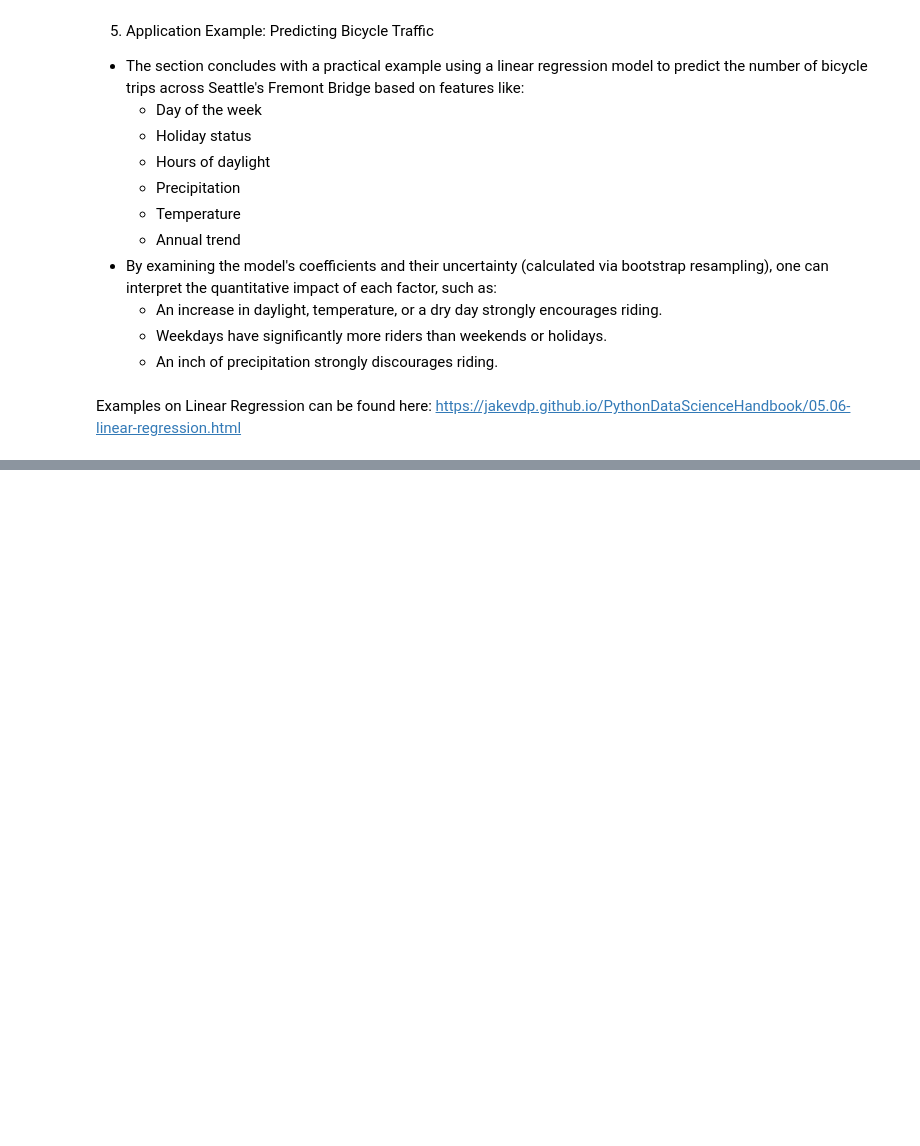
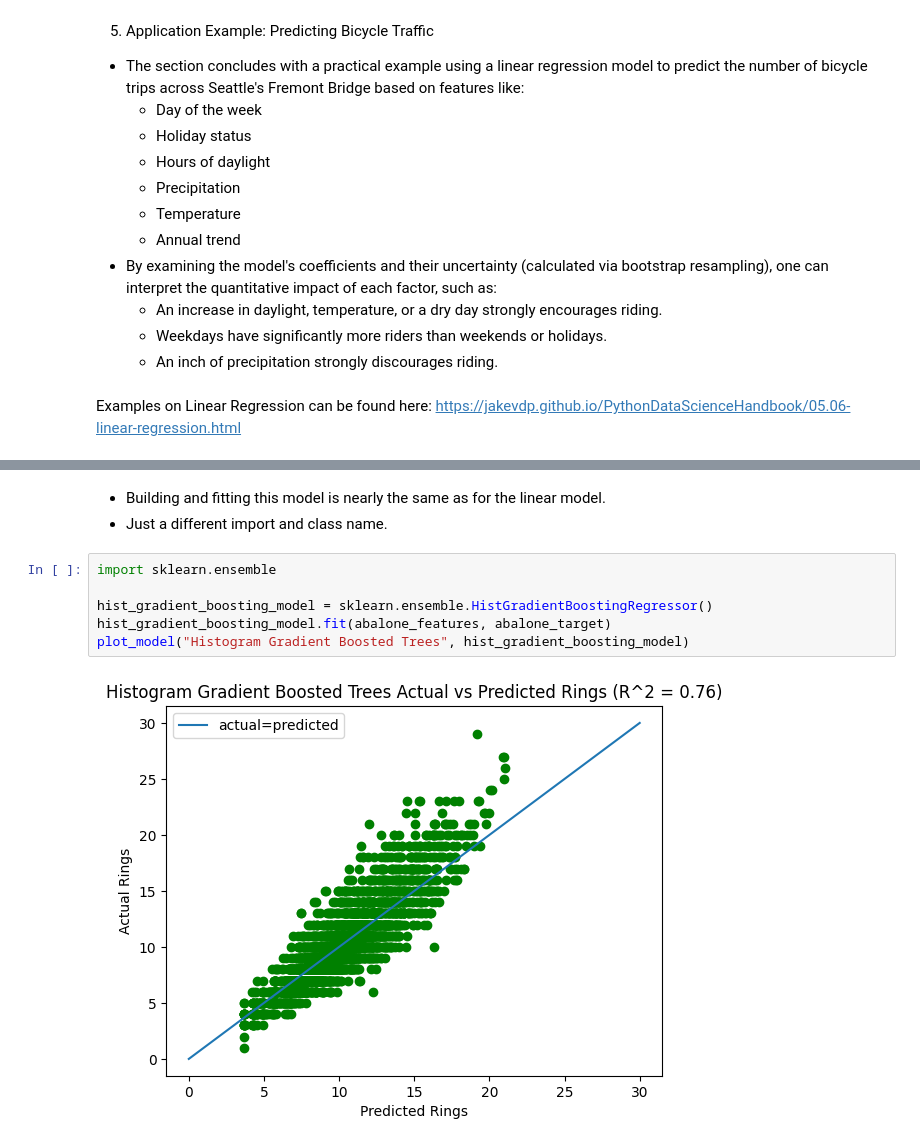
Before and after one commit to kaylamwong/Week-11-Exploratory-Data-Analysis-, a Jupyter notebook: Build a Model Fast (Introduction to Scikit-learn).ipynb, the cells around one changed output, grey strips where cells are left out. Saved outputs shown, nothing was run; the diff lists cells and outputs as text; blank space fills up the shorter version.

```diff
--- a/Build a Model Fast (Introduction to Scikit-learn).ipynb
+++ b/Build a Model Fast (Introduction to Scikit-learn).ipynb
@@ -296,0 +502,11 @@ Regression in Scikit- Learn
+# %% [markdown]
+- Building and fitting this model is nearly the same as for the linear model.
+- Just a different import and class name.
+# %%
+import sklearn.ensemble
+
+hist_gradient_boosting_model = sklearn.ensemble.HistGradientBoostingRegressor()
+hist_gradient_boosting_model.fit(abalone_features, abalone_target)
+plot_model("Histogram Gradient Boosted Trees", hist_gradient_boosting_model)
+# %% [output]
+[figure, added]
```
Also changed, not shown: parts of 41 cells of this notebook.
